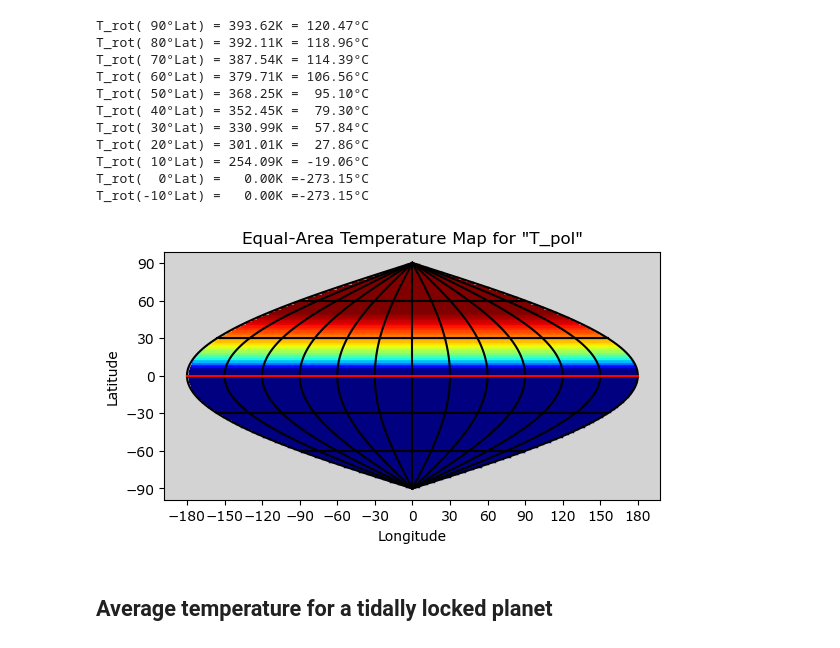
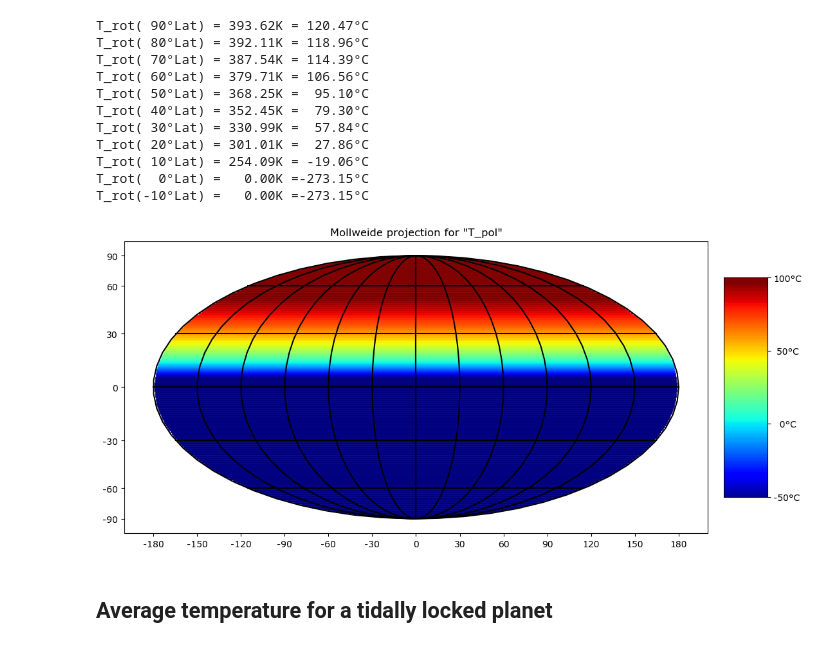
Before and after one commit to RichardPotthoff/Climate, a Jupyter notebook: Climate.ipynb, the cells around one changed output. Saved outputs shown, nothing was run; the diff lists cells and outputs as text; code cells hidden in the pictures.

```diff
--- a/Climate.ipynb
+++ b/Climate.ipynb
@@ -166,13 +176,15 @@ T_rot( 20°Lat) = 301.01K =  27.86°C
 T_rot( 10°Lat) = 254.09K = -19.06°C
 T_rot(  0°Lat) =   0.00K =-273.15°C
 T_rot(-10°Lat) =   0.00K =-273.15°C
-# %%
-plt.close()
-fig,ax=plt.subplots(1,1)
-Temperature_map(ax,T_pol)
-plt.show()
-# %% [output]
-[figure, removed]
+# %%
+fig,(ax,cb)=plt.subplots(1,2,figsize=(10,17.5),\
+  gridspec_kw=dict(wspace=0.05,left=0,right=1,top=0.7,width_ratios=[2,0.15]))
+ax.set_aspect('equal')
+moll(ax,T_pol)
+cb.set_aspect(5.0)
+color_bar(cb)
+# %% [output]
+[figure, added]
 # %% [markdown]
 ## Average temperature for a tidally locked planet
 # %% [markdown]
```
Also changed, not shown: parts of 3 cells of this notebook.
